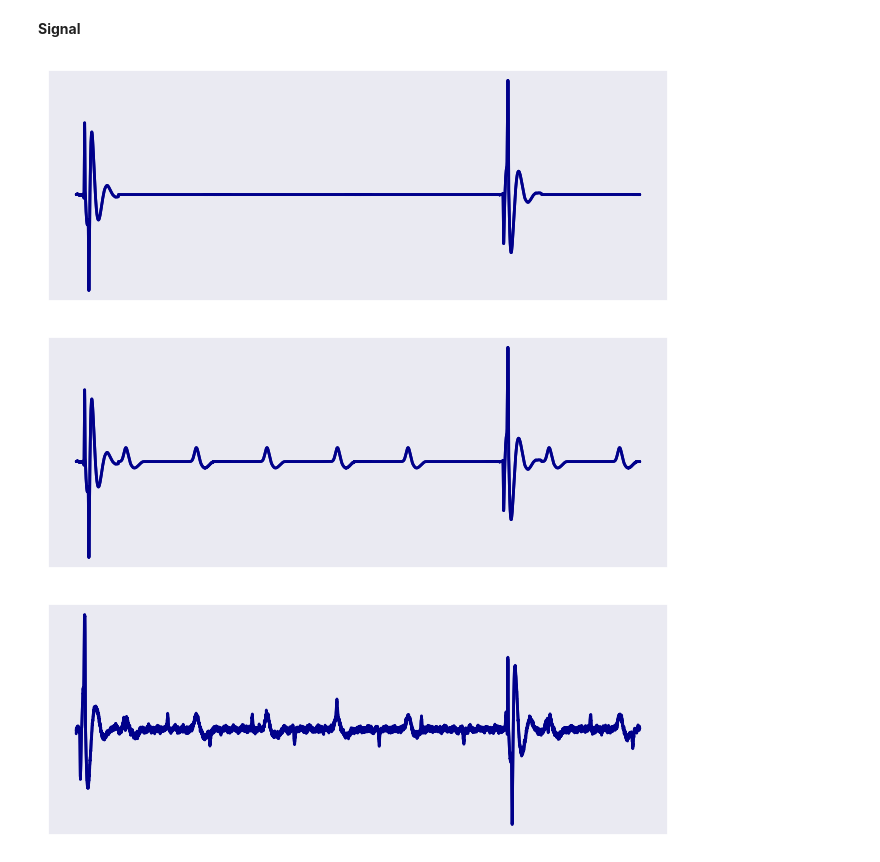
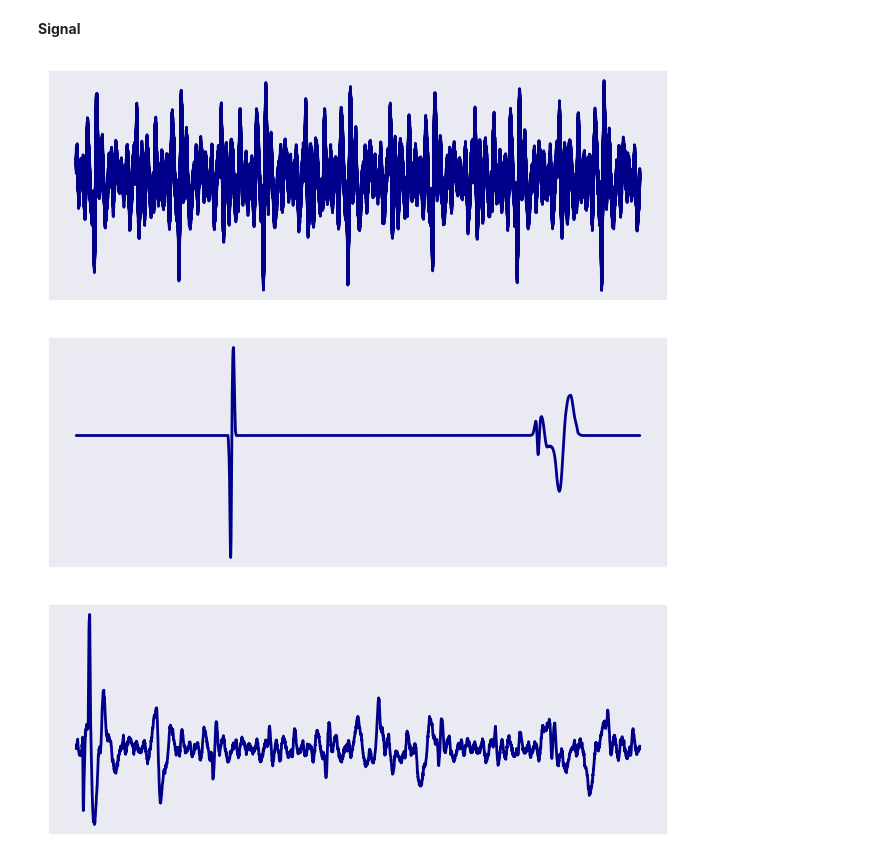
Before and after one commit to TheresaDF/NeuronSpikeEye, a Jupyter notebook: src/visualizations/simulated_data.ipynb, the cells around one changed output. Cells and saved outputs as stored; diff of their text form; code cells hidden in the pictures.

Commit message:
added figures for report

```diff
--- a/src/visualizations/simulated_data.ipynb
+++ b/src/visualizations/simulated_data.ipynb
@@ -275,40 +216,43 @@ plt.show()
 **Signal**
 # %%
 # Only with stimulation artifacts
-simulator = SimulateData([0, 0, 0], stim_freq=10, CAP_amp=0)
+os.chdir("../data")
+simulator = SimulateData(noise_params = [200, 1, 10, 0.3], SNR = 0, stim_freq=10, stim_amp = 0, CAP_freq = 40, CAP_dist="lognormal")
 simulator.construct_signal()
 
 plt.figure(figsize = (8, 3))
 plt.plot(simulator.signal[:4000], linewidth = 2, color = "darkblue")
 plt.xticks([])
 plt.yticks([])
-plt.savefig("../../../figures/stim_data_signal1.pdf")
+# plt.savefig("../../../figures/stim_data_signal1.pdf")
 plt.show()
 # %% [output]
-[figure, old version]
+[figure, new version]
 # %%
 # stimulation artifacts and cap
-simulator = SimulateData([0, 0, 0], stim_freq=10, CAP_amp=1000)
+simulator = SimulateData(noise_params = [200, 1, 10, 0.3], SNR = 1, stim_freq=10, stim_amp = 0, CAP_freq = 40, CAP_dist="lognormal")
 simulator.construct_signal()
+true_signal = simulator.true_signal
 
 plt.figure(figsize = (8, 3))
-plt.plot(simulator.signal[:4000], linewidth = 2, color = "darkblue")
+plt.plot(true_signal[:4000, 0], linewidth = 2, color = "darkblue")
 plt.xticks([])
 plt.yticks([])
 plt.savefig("../../../figures/stim_data_signal2.pdf")
 plt.show()
 # %% [output]
-[figure, old version]
+[figure, new version]
 # %%
-# stimulation artifacts and cap and noise
-simulator = SimulateData([1000, 100, 100], stim_freq=10, CAP_amp=1000)
+# whole signal
+simulator = SimulateData(noise_params = [200, 1, 10, 0.3], SNR = 15, stim_freq=10, stim_amp = 1000, CAP_freq = 80, CAP_dist="uniform")
 simulator.construct_signal()
 
+
 plt.figure(figsize = (8, 3))
-plt.plot(simulator.signal[:4000], linewidth = 2, color = "darkblue")
+plt.plot(simulator.signal[3000:6000, 0], linewidth = 2, color = "darkblue")
 plt.xticks([])
 plt.yticks([])
 plt.savefig("../../../figures/stim_data_signal3.pdf")
 plt.show()
 # %% [output]
-[figure, old version]
+[figure, new version]
```
Also changed, not shown: parts of 13 cells of this notebook.
